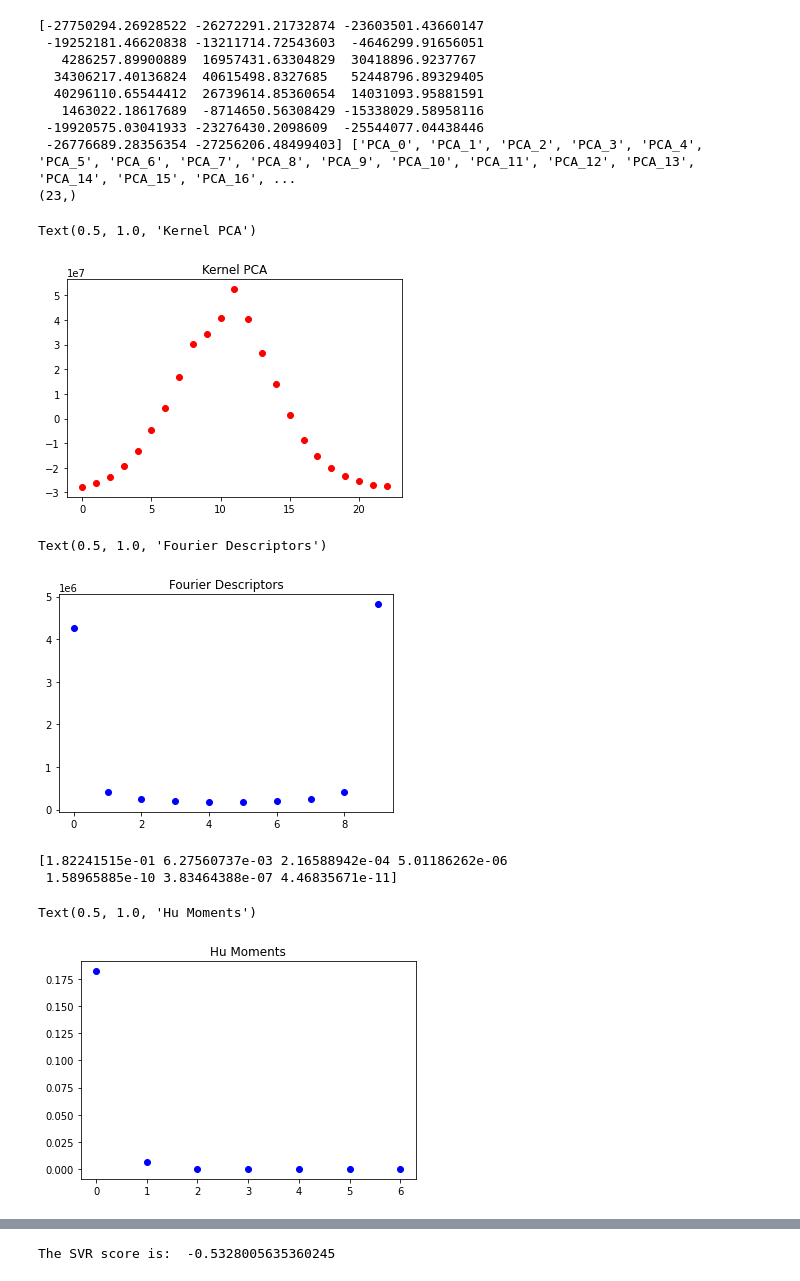
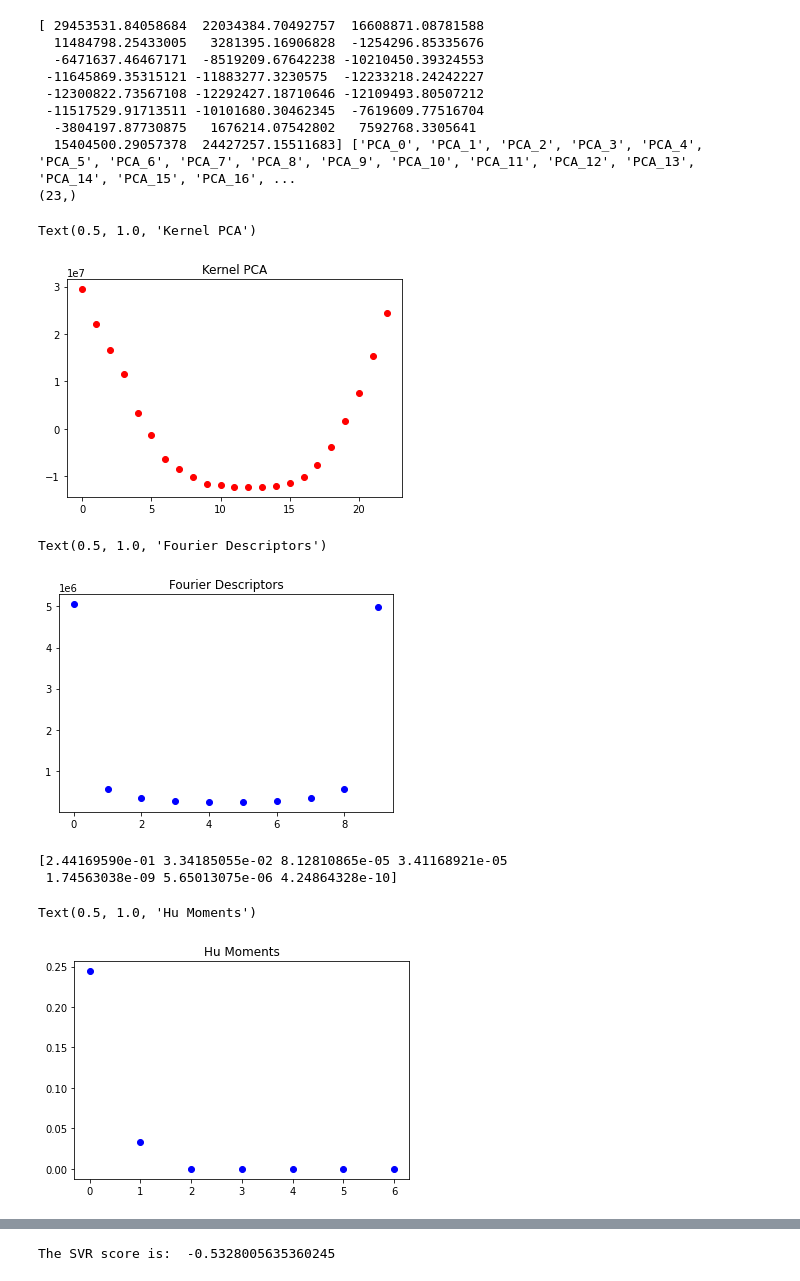
Before and after one commit to zwinkler/Automated-BCS, a Jupyter notebook: Automated BCS.ipynb, the cells around one changed output, grey strips where cells are left out. Drawn from its saved outputs; the diff is of its cells as text; code cells hidden in the pictures.

```diff
--- a/Automated BCS.ipynb
+++ b/Automated BCS.ipynb
@@ -61,8 +61,8 @@ def image_preprocessing(filepath):
     otsu_thresh = skimage.filters.threshold_otsu(img[temp_mask])
     img_post = np.where(img<otsu_thresh, img, 0)
     img_post = skimage.morphology.opening(img_post, skimage.morphology.disk(10))
-    plt.figure()
-    plt.imshow(img_post)
+    #plt.figure()
+    #plt.imshow(img_post)
     img_mask = np.where(img_post != 0, 1, 0)
     #img_seg = skimage.segmentation.slic(img_post, n_segments=3, compactness=0.001, sigma=0, enforce_connectivity=False, min_size_factor=0.5, mask=temp_mask)
 
@@ -91,9 +91,9 @@ def image_preprocessing(filepath):
 
     #Segment the image
     img_seg = skimage.measure.label(img_mask, background = 0, connectivity=2)
-    plt.figure()
-    plt.imshow(img_seg)
-    plt.title('img_seg')
+    #plt.figure()
+    #plt.imshow(img_seg)
+    #plt.title('img_seg')
 
 
     #Find largest segment
@@ -209,10 +209,10 @@ def image_preprocessing(filepath):
 
     return masked_depth, b_cow
 # %%
-img_num = 50
-filenames_temp = glob.glob('BCS_sorted\\4\\*\\*')
+img_num = 1
+filenames_temp = glob.glob('BCS_sorted\\3\\Cow_42\\*')
 
-temp_mask = imageio.imread('masks\\small_mask.tiff')
+temp_mask = imageio.imread('masks\\big_mask.tiff')
 
 
 filenames = []
@@ -223,15 +223,16 @@ for image in filenames_temp:
     if image.endswith('_C.tif'):
         filenames_rgb.append(image)
 
-
 img = imageio.imread(filenames[img_num])
 img_rgb = imageio.imread(filenames_rgb[img_num])
 
 masked_depth, mask = image_preprocessing(filenames[img_num])
+
+
 plt.figure()
-img_rgb[:, :, 0] = img_rgb[:, :, 0]*temp_mask
-img_rgb[:, :, 1] = img_rgb[:, :, 1]*temp_mask
-img_rgb[:, :, 2] = img_rgb[:, :, 2]*temp_mask
+img_rgb[:, :, 0] = img_rgb[:, :, 0]*temp_mask[:, int((848-640)/2):int((848-(848-640)/2))]
+img_rgb[:, :, 1] = img_rgb[:, :, 1]*temp_mask[:, int((848-640)/2):int((848-(848-640)/2))]
+img_rgb[:, :, 2] = img_rgb[:, :, 2]*temp_mask[:, int((848-640)/2):int((848-(848-640)/2))]
 plt.imshow(img_rgb)
 
 plt.figure(figsize=(10,10))
@@ -256,44 +255,53 @@ def extract_kernel_PCA(mask):
     B=skimage.measure.find_contours(mask,0.5,'high')[0]
     #print(np.shape(B))
     factor = int(np.shape(B)[0]/23)
     rem = np.shape(B)[0]%factor
     len_B = np.shape(B)[0]
 
     B_23 = np.zeros((23, 2))
     #print(B)
     #print(B_23)
     #print(np.shape(B_23))
-    B_23[:, 0] = B[0:(len_B-rem):factor, 0]
-    B_23[:, 1] = B[0:(len_B-rem):factor, 1]
+    Big_B_0 = B[0:(len_B-rem):factor, 0]
+    Big_B_1 = B[0:(len_B-rem):factor, 1]
+    if len(Big_B_0) > 23:
+        Big_B_0 = Big_B_0[0:23]
+        Big_B_1 = Big_B_1[0:23]
+
+
+    #B_23[:, 0] = B[0:(len_B-rem):factor, 0]
+    #B_23[:, 1] = B[0:(len_B-rem):factor, 1]
+    B_23[:, 0] = Big_B_0
+    B_23[:, 1] = Big_B_1
     #print(B_23)
     kpca = sklearn.decomposition.KernelPCA(n_components = 1, kernel = 'poly')
     f = kpca.fit_transform(B_23).T[0]
     fnames = []
     for i in range(0, 23):
         fnames.append(f'PCA_{i}')
 
 
     return f, fnames
 
 f, fnames = extract_kernel_PCA(mask)
 print(f, fnames)
 print(np.shape(f))
 
 plt.figure()
 plt.plot(f, 'ro')
 plt.title('Kernel PCA')
 # %% [output]
-[-27750294.26928522 -26272291.21732874 -23603501.43660147
- -19252181.46620838 -13211714.72543603  -4646299.91656051
-   4286257.89900889  16957431.63304829  30418896.9237767
-  34306217.40136824  40615498.8327685   52448796.89329405
-  40296110.65544412  26739614.85360654  14031093.95881591
-   1463022.18617689  -8714650.56308429 -15338029.58958116
- -19920575.03041933 -23276430.2098609  -25544077.04438446
- -26776689.28356354 -27256206.48499403] ['PCA_0', 'PCA_1', 'PCA_2', 'PCA_3', 'PCA_4', 'PCA_5', 'PCA_6', 'PCA_7', 'PCA_8', 'PCA_9', 'PCA_10', 'PCA_11', 'PCA_12', 'PCA_13', 'PCA_14', 'PCA_15', 'PCA_16', ...
+[ 29453531.84058684  22034384.70492757  16608871.08781588
+  11484798.25433005   3281395.16906828  -1254296.85335676
+  -6471637.46467171  -8519209.67642238 -10210450.39324553
+ -11645869.35315121 -11883277.3230575  -12233218.24242227
+ -12300822.73567108 -12292427.18710646 -12109493.80507212
+ -11517529.91713511 -10101680.30462345  -7619609.77516704
+  -3804197.87730875   1676214.07542802   7592768.3305641
+  15404500.29057378  24427257.15511683] ['PCA_0', 'PCA_1', 'PCA_2', 'PCA_3', 'PCA_4', 'PCA_5', 'PCA_6', 'PCA_7', 'PCA_8', 'PCA_9', 'PCA_10', 'PCA_11', 'PCA_12', 'PCA_13', 'PCA_14', 'PCA_15', 'PCA_16', ...
 (23,)
 Text(0.5, 1.0, 'Kernel PCA')
-[figure, old version]
+[figure, new version]
 # %%
 #------------------------Getting fourier descriptors-----------------------
 
@@ -332,7 +340,7 @@ plt.plot(FD, 'bo')
 plt.title('Fourier Descriptors')
 # %% [output]
 Text(0.5, 1.0, 'Fourier Descriptors')
-[figure, old version]
+[figure, new version]
 # %%
 #----Hu Moments--------
 def extract_hu_moments(mask):
@@ -349,10 +357,10 @@ plt.figure()
 plt.plot(f, 'bo')
 plt.title('Hu Moments')
 # %% [output]
-[1.82241515e-01 6.27560737e-03 2.16588942e-04 5.01186262e-06
- 1.58965885e-10 3.83464388e-07 4.46835671e-11]
+[2.44169590e-01 3.34185055e-02 8.12810865e-05 3.41168921e-05
+ 1.74563038e-09 5.65013075e-06 4.24864328e-10]
 Text(0.5, 1.0, 'Hu Moments')
-[figure, old version]
+[figure, new version]
 # %%
 def regionprops_features(mask):
   props = skimage.measure.regionprops(mask.astype(int))
```
Also changed, not shown: parts of 11 cells of this notebook.
